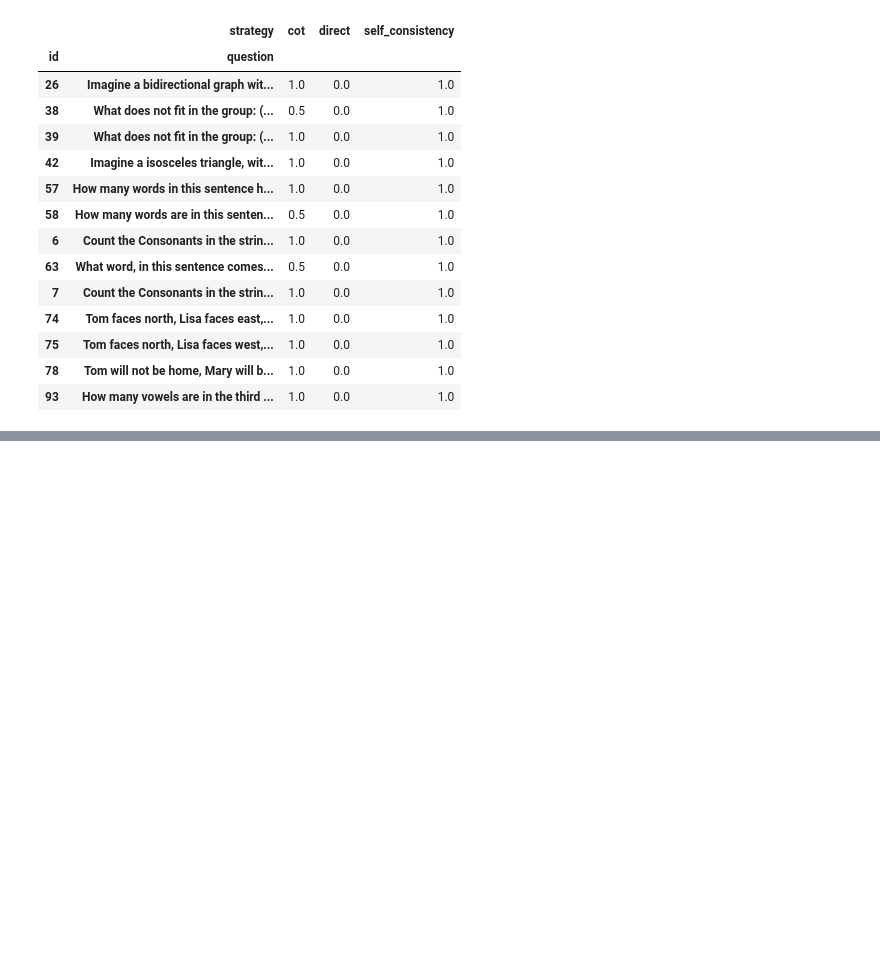
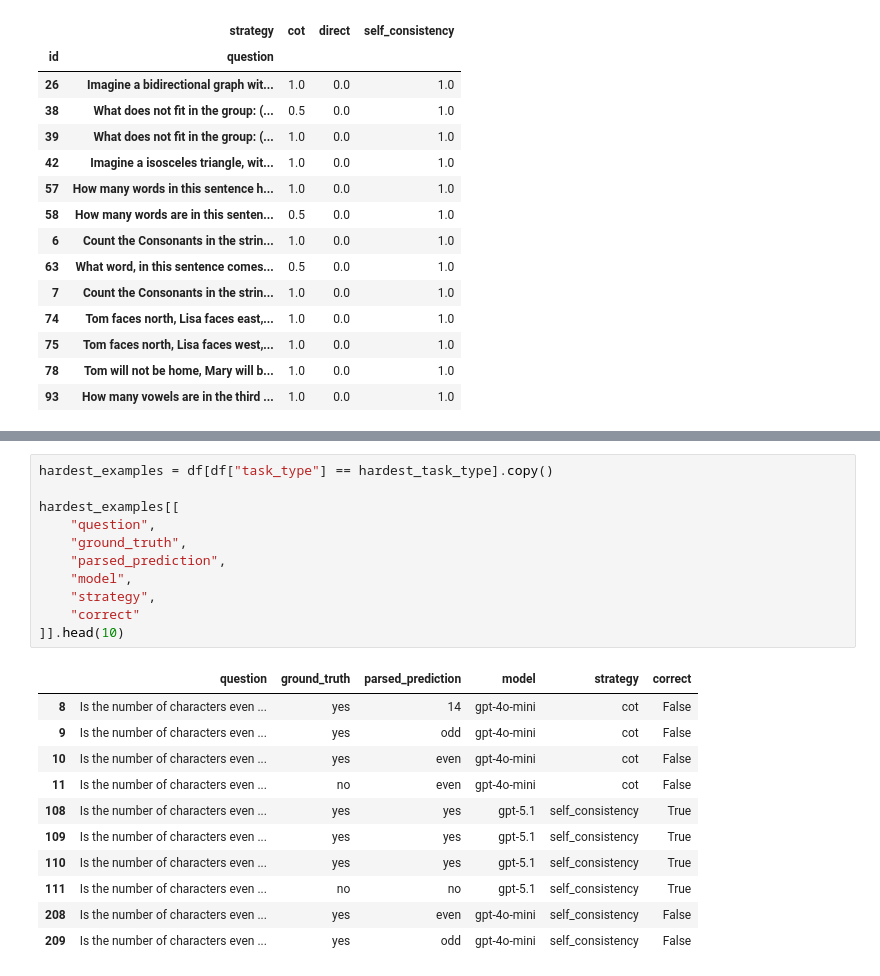
Before and after one commit to MarvinSchumann/RLLM_Project, a Jupyter notebook: analysis.ipynb, the cells around one changed output, grey strips where cells are left out. Drawn from its saved outputs; the diff is of its cells as text; blank space fills up the shorter version.

```diff
--- a/analysis (1).ipynb
+++ b/analysis.ipynb
@@ -463,0 +614,23 @@ rescues
+# %%
+hardest_examples = df[df["task_type"] == hardest_task_type].copy()
+
+hardest_examples[[
+    "question",
+    "ground_truth",
+    "parsed_prediction",
+    "model",
+    "strategy",
+    "correct"
+]].head(10)
+# %% [output]
+|  | question | ground_truth | parsed_prediction | model | strategy | correct |
+| 8 | Is the number of characters even ... | yes | 14 | gpt-4o-mini | cot | False |
+| 9 | Is the number of characters even ... | yes | odd | gpt-4o-mini | cot | False |
+| 10 | Is the number of characters even ... | yes | even | gpt-4o-mini | cot | False |
+| 11 | Is the number of characters even ... | no | even | gpt-4o-mini | cot | False |
+| 108 | Is the number of characters even ... | yes | yes | gpt-5.1 | self_consistency | True |
+| 109 | Is the number of characters even ... | yes | yes | gpt-5.1 | self_consistency | True |
+| 110 | Is the number of characters even ... | yes | yes | gpt-5.1 | self_consistency | True |
+| 111 | Is the number of characters even ... | no | no | gpt-5.1 | self_consistency | True |
+| 208 | Is the number of characters even ... | yes | even | gpt-4o-mini | self_consistency | False |
+| 209 | Is the number of characters even ... | yes | odd | gpt-4o-mini | self_consistency | False |
```
Also changed, not shown: parts of 12 cells of this notebook.
